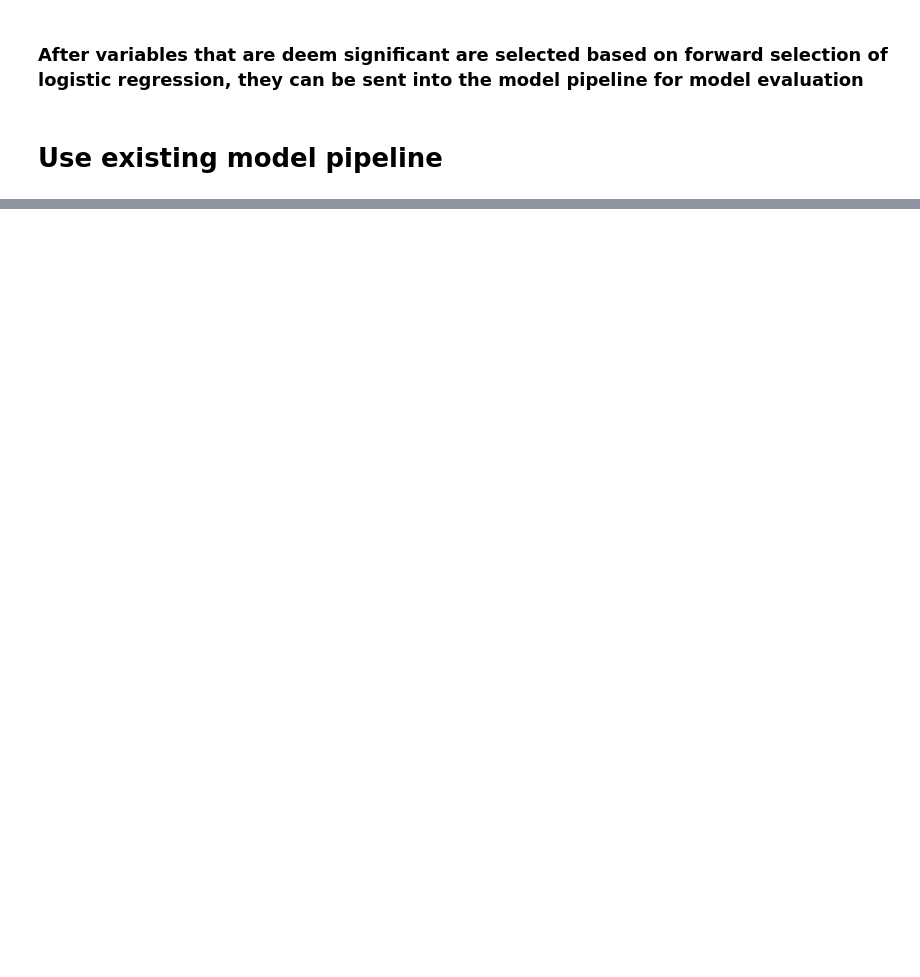
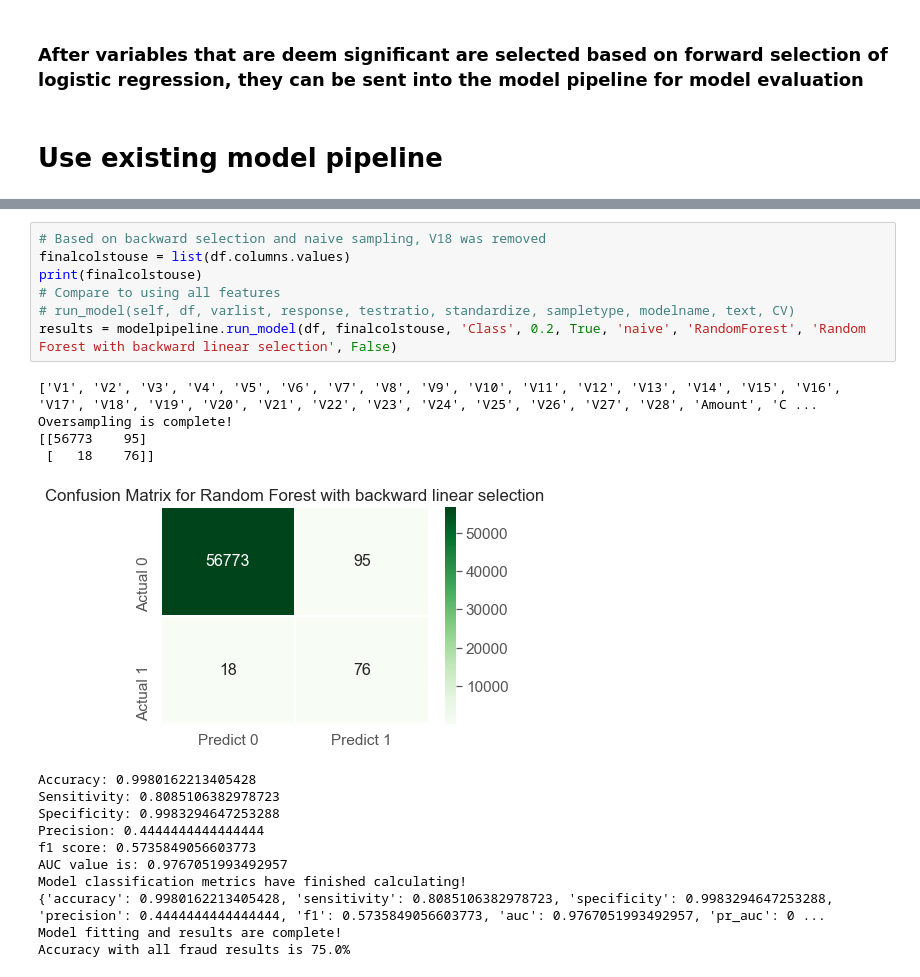
Before and after one commit to kohjiaxuan/Fraud-Detection-Pipeline, a Jupyter notebook: SCI16. Forward Elimination and Modified Pipeline with parameterized input feature list and response.ipynb, the cells around one changed output, grey strips where cells are left out. Saved outputs shown, nothing was run; the diff lists cells and outputs as text; blank space fills up the shorter version.

```diff
--- a/SCI16. Forward Elimination and Modified Pipeline with parameterized input feature list and response.ipynb
+++ b/SCI16. Forward Elimination and Modified Pipeline with parameterized input feature list and response.ipynb
@@ -1047,0 +1263,23 @@ Accuracy with all fraud results is 97.96747967479675%
+# %%
+# Based on backward selection and naive sampling, V18 was removed
+finalcolstouse = list(df.columns.values)
+print(finalcolstouse)
+# Compare to using all features
+# run_model(self, df, varlist, response, testratio, standardize, sampletype, modelname, text, CV)
+results = modelpipeline.run_model(df, finalcolstouse, 'Class', 0.2, True, 'naive', 'RandomForest', 'Random Forest with backward linear selection', False)
+# %% [output]
+['V1', 'V2', 'V3', 'V4', 'V5', 'V6', 'V7', 'V8', 'V9', 'V10', 'V11', 'V12', 'V13', 'V14', 'V15', 'V16', 'V17', 'V18', 'V19', 'V20', 'V21', 'V22', 'V23', 'V24', 'V25', 'V26', 'V27', 'V28', 'Amount', 'C ...
+Oversampling is complete!
+[[56773    95]
+ [   18    76]]
+[figure, added]
+Accuracy: 0.9980162213405428
+Sensitivity: 0.8085106382978723
+Specificity: 0.9983294647253288
+Precision: 0.4444444444444444
+f1 score: 0.5735849056603773
+AUC value is: 0.9767051993492957
+Model classification metrics have finished calculating!
+{'accuracy': 0.9980162213405428, 'sensitivity': 0.8085106382978723, 'specificity': 0.9983294647253288, 'precision': 0.4444444444444444, 'f1': 0.5735849056603773, 'auc': 0.9767051993492957, 'pr_auc': 0 ...
+Model fitting and results are complete!
+Accuracy with all fraud results is 75.0%
```
Also changed, not shown: parts of 40 cells of this notebook, 1 other file.
